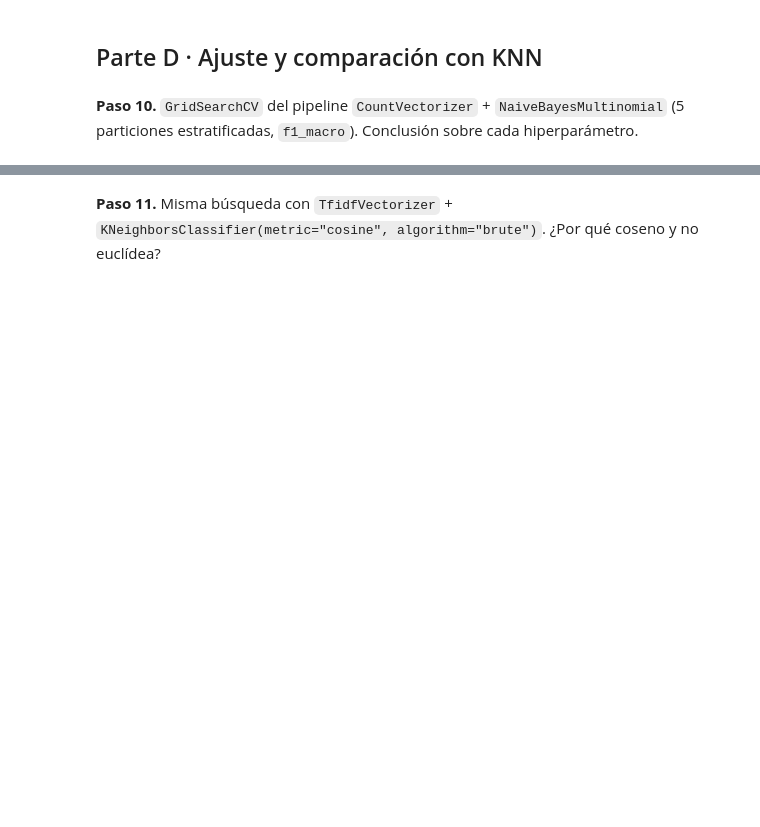
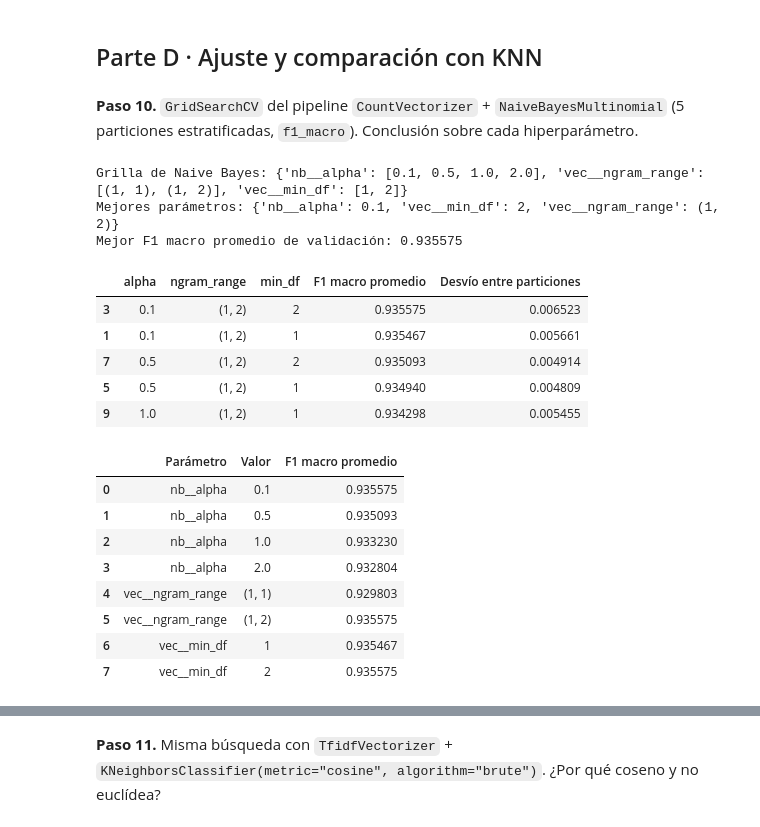
Before and after one commit to juanquiros/ml-cauce-naive-bayes, a Jupyter notebook: caso1_cauce/caso1_cauce.ipynb, the cells around one changed output, grey strips where cells are left out. Drawn from its saved outputs; the diff is of its cells as text; code cells hidden in the pictures; blank space fills up the shorter version.

```diff
--- a/caso1_cauce/caso1_cauce.ipynb
+++ b/caso1_cauce/caso1_cauce.ipynb
@@ -358,4 +465,69 @@ Naive Bayes suma conteos de términos por clase, aplica suavizado y combina loga
 # %% [markdown]
 **Paso 10.** `GridSearchCV` del pipeline `CountVectorizer` + `NaiveBayesMultinomial` (5 particiones estratificadas, `f1_macro`). Conclusión sobre cada hiperparámetro.
 # %%
-# Tu código aquí
+from sklearn.pipeline import Pipeline
+from sklearn.model_selection import GridSearchCV, StratifiedKFold
+
+validacion = StratifiedKFold(n_splits=5, shuffle=True, random_state=SEMILLA)
+particiones_cv = list(validacion.split(textos_entrenamiento, etiquetas_entrenamiento))
+assert all(set(ajuste).isdisjoint(evaluacion) for ajuste, evaluacion in particiones_cv)
+
+pipeline_nb = Pipeline([
+    ("vec", CountVectorizer()),
+    ("nb", NaiveBayesMultinomial()),
+])
+grilla_nb = {
+    "nb__alpha": [0.1, 0.5, 1.0, 2.0],
+    "vec__ngram_range": [(1, 1), (1, 2)],
+    "vec__min_df": [1, 2],
+}
+print("Grilla de Naive Bayes:", grilla_nb)
+busqueda_nb = GridSearchCV(
+    pipeline_nb, grilla_nb, cv=particiones_cv, scoring="f1_macro",
+    n_jobs=1, error_score="raise", refit=True,
+)
+busqueda_nb.fit(textos_entrenamiento, etiquetas_entrenamiento)
+modelo_nb_ajustado = busqueda_nb.best_estimator_
+resultados_cv_nb = pd.DataFrame(busqueda_nb.cv_results_)
+print("Mejores parámetros:", busqueda_nb.best_params_)
+print(f"Mejor F1 macro promedio de validación: {busqueda_nb.best_score_:.6f}")
+columnas_nb = ["param_nb__alpha", "param_vec__ngram_range", "param_vec__min_df", "mean_test_score", "std_test_score"]
+display(
+    resultados_cv_nb.sort_values("mean_test_score", ascending=False, kind="stable")
+    .head(5)[columnas_nb]
+    .rename(columns={"param_nb__alpha": "alpha", "param_vec__ngram_range": "ngram_range",
+                     "param_vec__min_df": "min_df", "mean_test_score": "F1 macro promedio",
+                     "std_test_score": "Desvío entre particiones"})
+    .round(6)
+)
+
+# Se cambia un parámetro por vez, manteniendo los otros en la mejor configuración.
+efectos_nb = []
+for parametro, valores in grilla_nb.items():
+    for valor in valores:
+        mascara = resultados_cv_nb[f"param_{parametro}"].map(lambda evaluado: evaluado == valor)
+        for otro, mejor_valor in busqueda_nb.best_params_.items():
+            if otro != parametro:
+                mascara &= resultados_cv_nb[f"param_{otro}"].map(lambda evaluado: evaluado == mejor_valor)
+        fila = resultados_cv_nb.loc[mascara].iloc[0]
+        efectos_nb.append({"Parámetro": parametro, "Valor": str(valor), "F1 macro promedio": fila["mean_test_score"]})
+display(pd.DataFrame(efectos_nb).round(6))
+# %% [output]
+Grilla de Naive Bayes: {'nb__alpha': [0.1, 0.5, 1.0, 2.0], 'vec__ngram_range': [(1, 1), (1, 2)], 'vec__min_df': [1, 2]}
+Mejores parámetros: {'nb__alpha': 0.1, 'vec__min_df': 2, 'vec__ngram_range': (1, 2)}
+Mejor F1 macro promedio de validación: 0.935575
+|  | alpha | ngram_range | min_df | F1 macro promedio | Desvío entre particiones |
+| 3 | 0.1 | (1, 2) | 2 | 0.935575 | 0.006523 |
+| 1 | 0.1 | (1, 2) | 1 | 0.935467 | 0.005661 |
+| 7 | 0.5 | (1, 2) | 2 | 0.935093 | 0.004914 |
+| 5 | 0.5 | (1, 2) | 1 | 0.934940 | 0.004809 |
+| 9 | 1.0 | (1, 2) | 1 | 0.934298 | 0.005455 |
+|  | Parámetro | Valor | F1 macro promedio |
+| 0 | nb__alpha | 0.1 | 0.935575 |
+| 1 | nb__alpha | 0.5 | 0.935093 |
+| 2 | nb__alpha | 1.0 | 0.933230 |
+| 3 | nb__alpha | 2.0 | 0.932804 |
+| 4 | vec__ngram_range | (1, 1) | 0.929803 |
+| 5 | vec__ngram_range | (1, 2) | 0.935575 |
+| 6 | vec__min_df | 1 | 0.935467 |
+| 7 | vec__min_df | 2 | 0.935575 |
```
Also changed, not shown: parts of 15 cells of this notebook.
